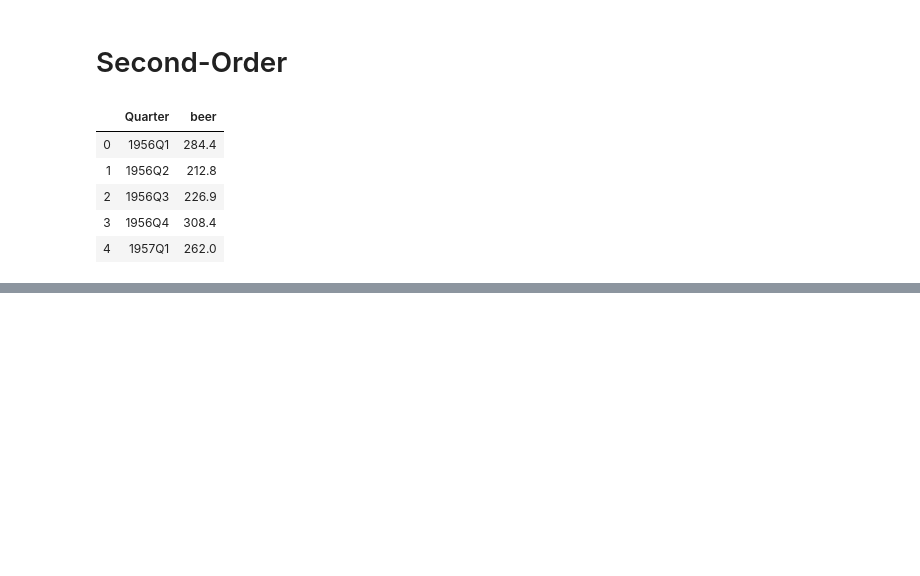
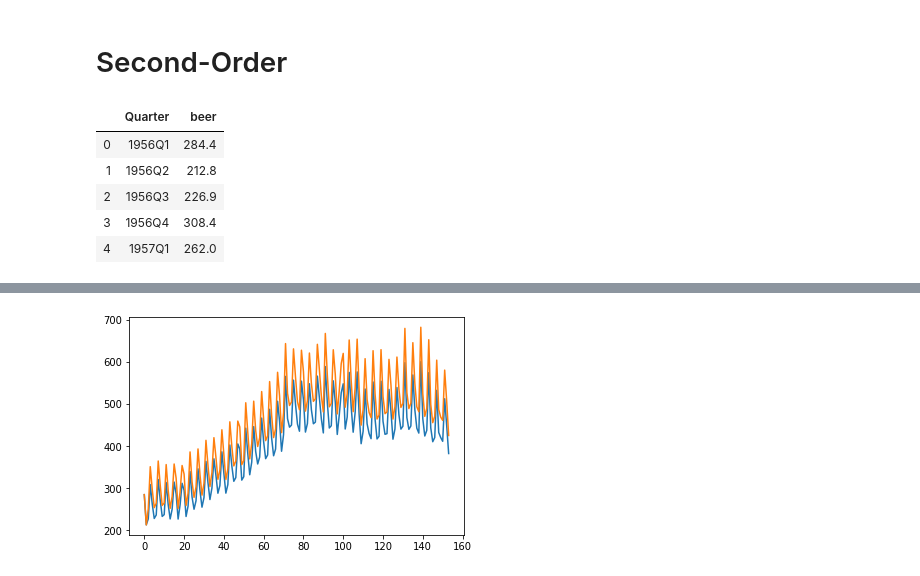
Before and after one commit to damiansp/TS, a Jupyter notebook: python/practical_TSA/03_exponential_smoothing/smoothing.py.ipynb, the cells around one changed output, grey strips where cells are left out. Saved outputs shown, nothing was run; the diff lists cells and outputs as text; code cells hidden in the pictures; blank space fills up the shorter version.

```diff
--- a/python/practical_TSA/03_exponential_smoothing/smoothing.py.ipynb
+++ b/python/practical_TSA/03_exponential_smoothing/smoothing.py.ipynb
@@ -144,0 +171,6 @@ beer.head()
+# %%
+beer['DEF'] = double_exp_smoothing(beer.beer, 0.9, 0.2)
+plt.plot(beer.beer)
+plt.plot(beer.DEF);
+# %% [output]
+[figure, added]
```
Also changed, not shown: parts of 3 cells of this notebook.
